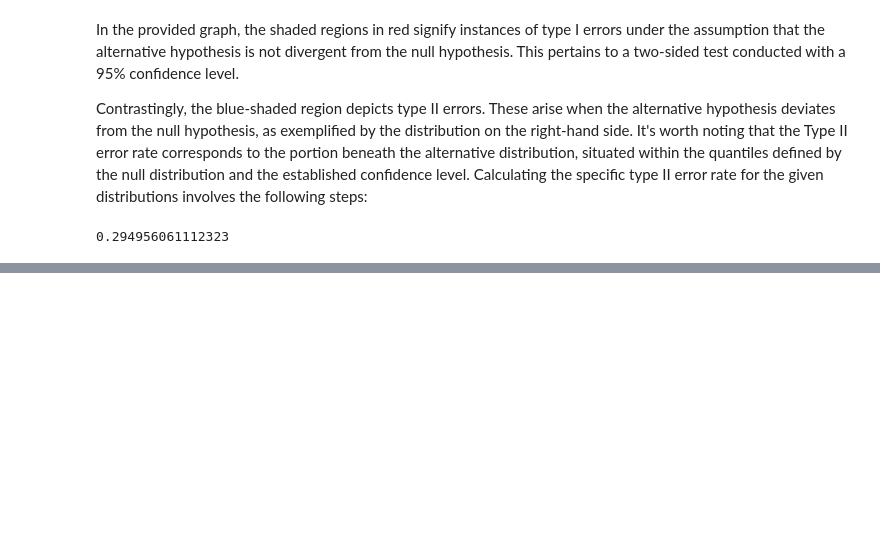
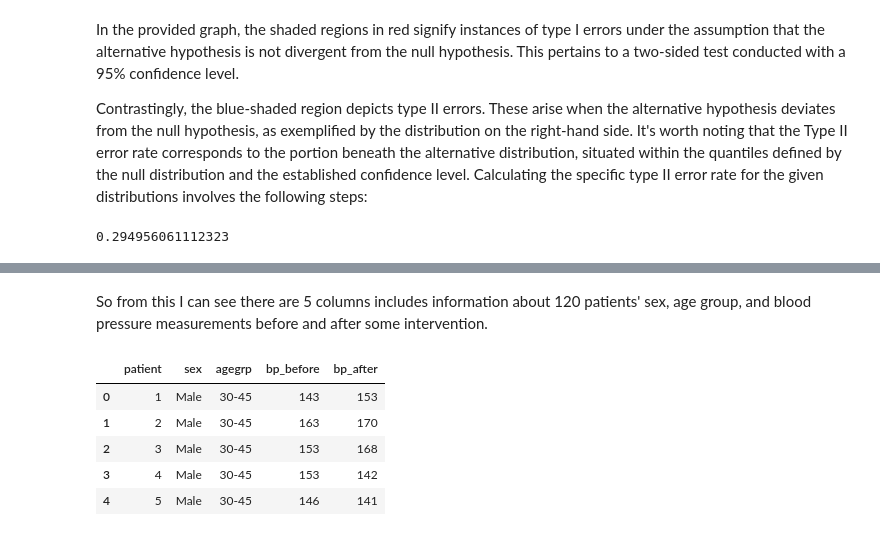
Before and after one commit to Lynch08/Machine_Learning_And_Statistics_2023, a Jupyter notebook: paired_ttest.ipynb, the cells around one changed output, grey strips where cells are left out. Cells and saved outputs as stored; diff of their text form; code cells hidden in the pictures; blank space fills up the shorter version.

Commit message:
adding inital draft of t-test from online data

```diff
--- a/paired_ttest.ipynb
+++ b/paired_ttest.ipynb
@@ -131,0 +146,3 @@ high-low
+# %%
+df = pd.read_csv("https://raw.githubusercontent.com/researchpy/Data-sets/master/blood_pressure.csv")
+df.info()
@@ -131,0 +162,12 @@ high-low
+# %% [markdown]
+So from this I can see there are 5 columns includes information about 120 patients' sex, age group, and blood pressure measurements before and after some intervention.
+# %%
+# Sample of the data
+df.head()
+# %% [output]
+|  | patient | sex | agegrp | bp_before | bp_after |
+| 0 | 1 | Male | 30-45 | 143 | 153 |
+| 1 | 2 | Male | 30-45 | 163 | 170 |
+| 2 | 3 | Male | 30-45 | 153 | 168 |
+| 3 | 4 | Male | 30-45 | 153 | 142 |
+| 4 | 5 | Male | 30-45 | 146 | 141 |
```
Also changed, not shown: parts of 27 cells of this notebook, 1 other file.
